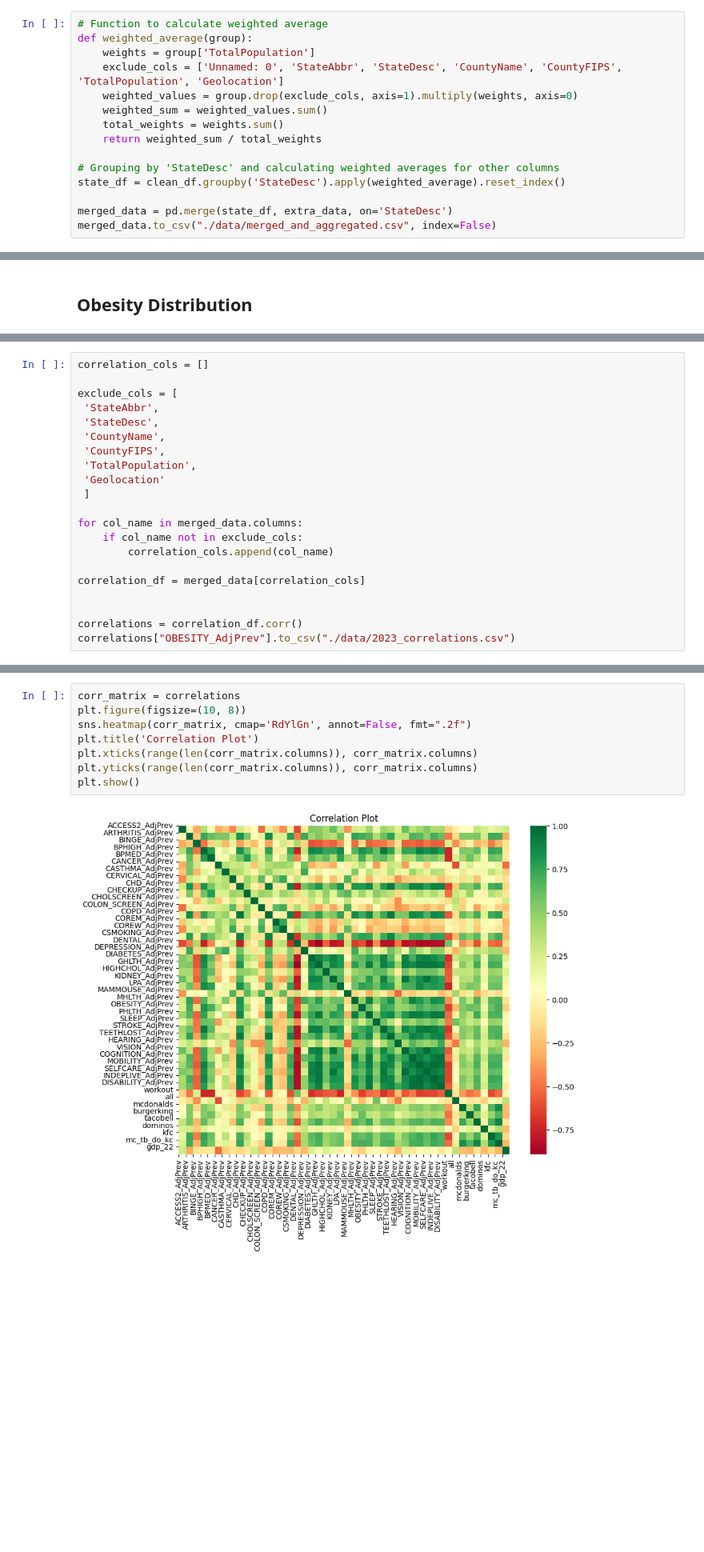
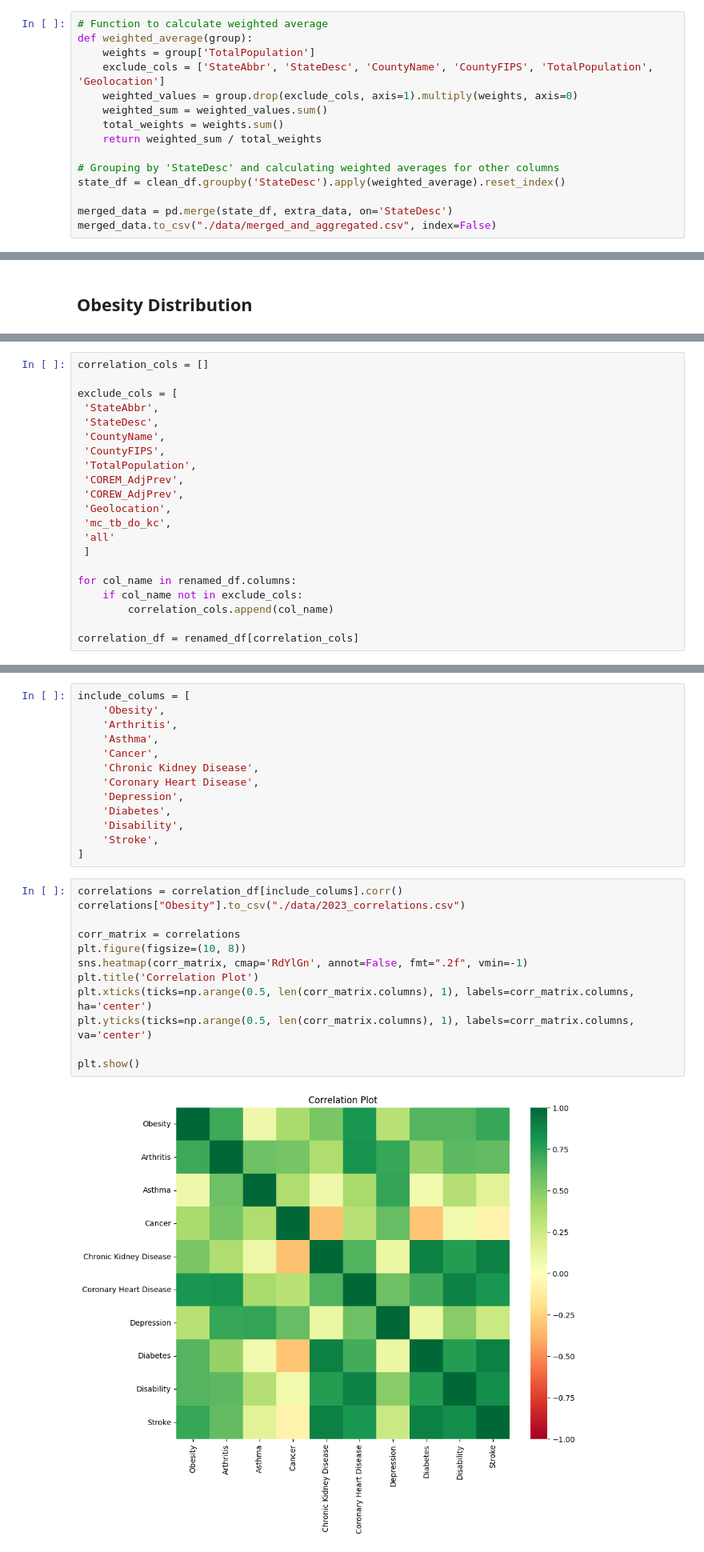
Before and after one commit to heiligni/SWAN, a Jupyter notebook: swan/2023_analysis.ipynb, the cells around one changed output, grey strips where cells are left out. Shown: that part at 80% size. Saved outputs shown, nothing was run; the diff lists cells and outputs as text; blank space fills up the shorter version.

```diff
--- a/swan/2023_analysis.ipynb
+++ b/swan/2023_analysis.ipynb
@@ -18,7 +18,7 @@ extra_data = pd.read_csv('./data/MainSheet-Table 1.csv')
 # Function to calculate weighted average
 def weighted_average(group):
     weights = group['TotalPopulation']
-    exclude_cols = ['Unnamed: 0', 'StateAbbr', 'StateDesc', 'CountyName', 'CountyFIPS', 'TotalPopulation', 'Geolocation']
+    exclude_cols = ['StateAbbr', 'StateDesc', 'CountyName', 'CountyFIPS', 'TotalPopulation', 'Geolocation']
     weighted_values = group.drop(exclude_cols, axis=1).multiply(weights, axis=0)
     weighted_sum = weighted_values.sum()
     total_weights = weights.sum()
@@ -118,15 +165,15 @@ exclude_cols = [
  'CountyName',
  'CountyFIPS',
  'TotalPopulation',
- 'Geolocation'
+ 'COREM_AdjPrev',
+ 'COREW_AdjPrev',
+ 'Geolocation',
+ 'mc_tb_do_kc',
+ 'all'
  ]
 
-for col_name in merged_data.columns:
+for col_name in renamed_df.columns:
     if col_name not in exclude_cols:
         correlation_cols.append(col_name)
 
-correlation_df = merged_data[correlation_cols]
-
-
-correlations = correlation_df.corr()
-correlations["OBESITY_AdjPrev"].to_csv("./data/2023_correlations.csv")
+correlation_df = renamed_df[correlation_cols]
@@ -133,10 +198,27 @@ correlations["OBESITY_AdjPrev"].to_csv("./data/2023_correlations.csv")
+# %%
+include_colums = [
+    'Obesity',
+    'Arthritis',
+    'Asthma',
+    'Cancer',
+    'Chronic Kidney Disease',
+    'Coronary Heart Disease',
+    'Depression',
+    'Diabetes',
+    'Disability',
+    'Stroke',
+]
 # %%
+correlations = correlation_df[include_colums].corr()
+correlations["Obesity"].to_csv("./data/2023_correlations.csv")
+
 corr_matrix = correlations
 plt.figure(figsize=(10, 8))
-sns.heatmap(corr_matrix, cmap='RdYlGn', annot=False, fmt=".2f")
+sns.heatmap(corr_matrix, cmap='RdYlGn', annot=False, fmt=".2f", vmin=-1)
 plt.title('Correlation Plot')
-plt.xticks(range(len(corr_matrix.columns)), corr_matrix.columns)
-plt.yticks(range(len(corr_matrix.columns)), corr_matrix.columns)
+plt.xticks(ticks=np.arange(0.5, len(corr_matrix.columns), 1), labels=corr_matrix.columns, ha='center')
+plt.yticks(ticks=np.arange(0.5, len(corr_matrix.columns), 1), labels=corr_matrix.columns, va='center')
+
 plt.show()
 # %% [output]
-[figure, old version]
+[figure, new version]
```
Also changed, not shown: parts of 2 cells of this notebook, 9 other files.
